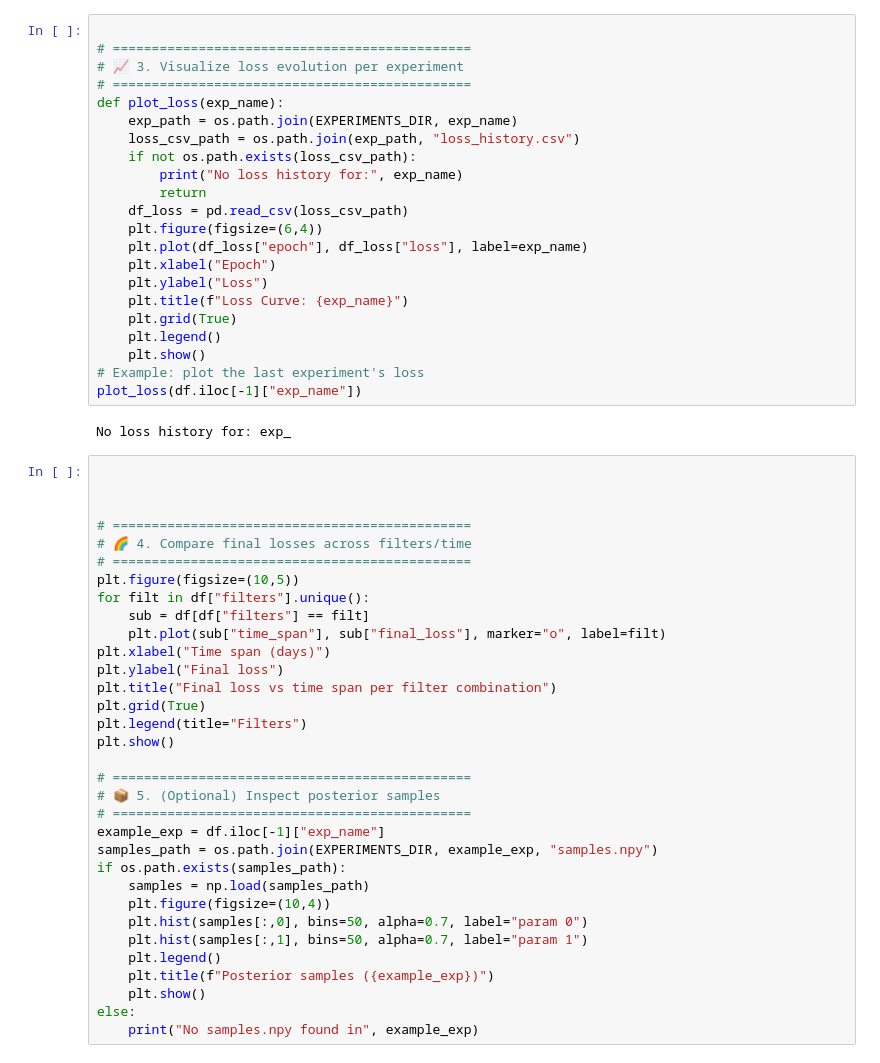
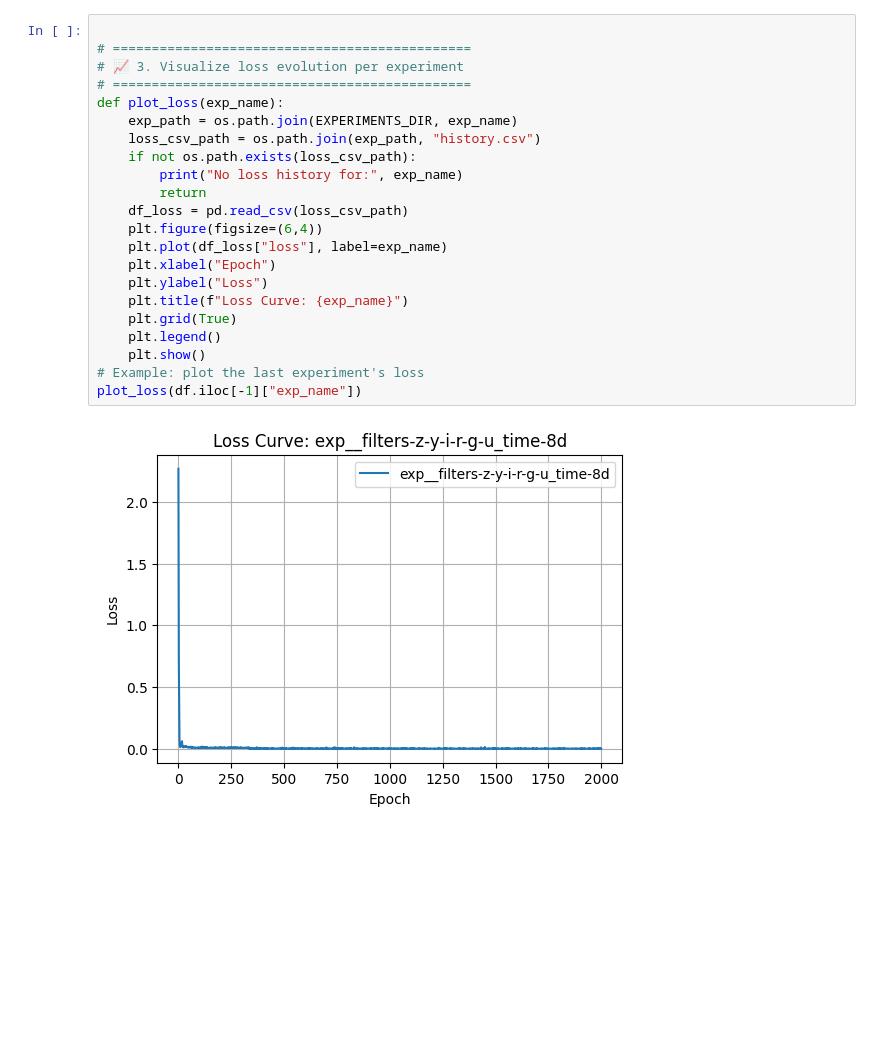
Before and after one commit to gsmteixeira/pilca, a Jupyter notebook: notebooks/04_evaluating_experiments.ipynb, the cells around one changed output. Saved outputs shown, nothing was run; the diff lists cells and outputs as text; blank space fills up the shorter version.

```diff
--- a/notebooks/04_evaluating_experiments.ipynb
+++ b/notebooks/04_evaluating_experiments.ipynb
@@ -119,57 +163,24 @@ Summary saved to: /tf/astrodados2/pilca.storage/experiments/TEST_0/summary_all.c
 # %%
 
 # ==============================================
 # 📈 3. Visualize loss evolution per experiment
 # ==============================================
 def plot_loss(exp_name):
     exp_path = os.path.join(EXPERIMENTS_DIR, exp_name)
-    loss_csv_path = os.path.join(exp_path, "loss_history.csv")
+    loss_csv_path = os.path.join(exp_path, "history.csv")
     if not os.path.exists(loss_csv_path):
         print("No loss history for:", exp_name)
         return
     df_loss = pd.read_csv(loss_csv_path)
     plt.figure(figsize=(6,4))
-    plt.plot(df_loss["epoch"], df_loss["loss"], label=exp_name)
+    plt.plot(df_loss["loss"], label=exp_name)
     plt.xlabel("Epoch")
     plt.ylabel("Loss")
     plt.title(f"Loss Curve: {exp_name}")
     plt.grid(True)
     plt.legend()
     plt.show()
 # Example: plot the last experiment's loss
 plot_loss(df.iloc[-1]["exp_name"])
 # %% [output]
-No loss history for: exp_
+[figure, added]
-# %%
-
-
-
-# ==============================================
-# 🌈 4. Compare final losses across filters/time
-# ==============================================
-plt.figure(figsize=(10,5))
-for filt in df["filters"].unique():
-    sub = df[df["filters"] == filt]
-    plt.plot(sub["time_span"], sub["final_loss"], marker="o", label=filt)
-plt.xlabel("Time span (days)")
-plt.ylabel("Final loss")
-plt.title("Final loss vs time span per filter combination")
-plt.grid(True)
-plt.legend(title="Filters")
-plt.show()
-
-# ==============================================
-# 📦 5. (Optional) Inspect posterior samples
-# ==============================================
-example_exp = df.iloc[-1]["exp_name"]
-samples_path = os.path.join(EXPERIMENTS_DIR, example_exp, "samples.npy")
-if os.path.exists(samples_path):
-    samples = np.load(samples_path)
-    plt.figure(figsize=(10,4))
-    plt.hist(samples[:,0], bins=50, alpha=0.7, label="param 0")
-    plt.hist(samples[:,1], bins=50, alpha=0.7, label="param 1")
-    plt.legend()
-    plt.title(f"Posterior samples ({example_exp})")
-    plt.show()
-else:
-    print("No samples.npy found in", example_exp)
```
Also changed, not shown: parts of 14 cells of this notebook, 3 other files.
